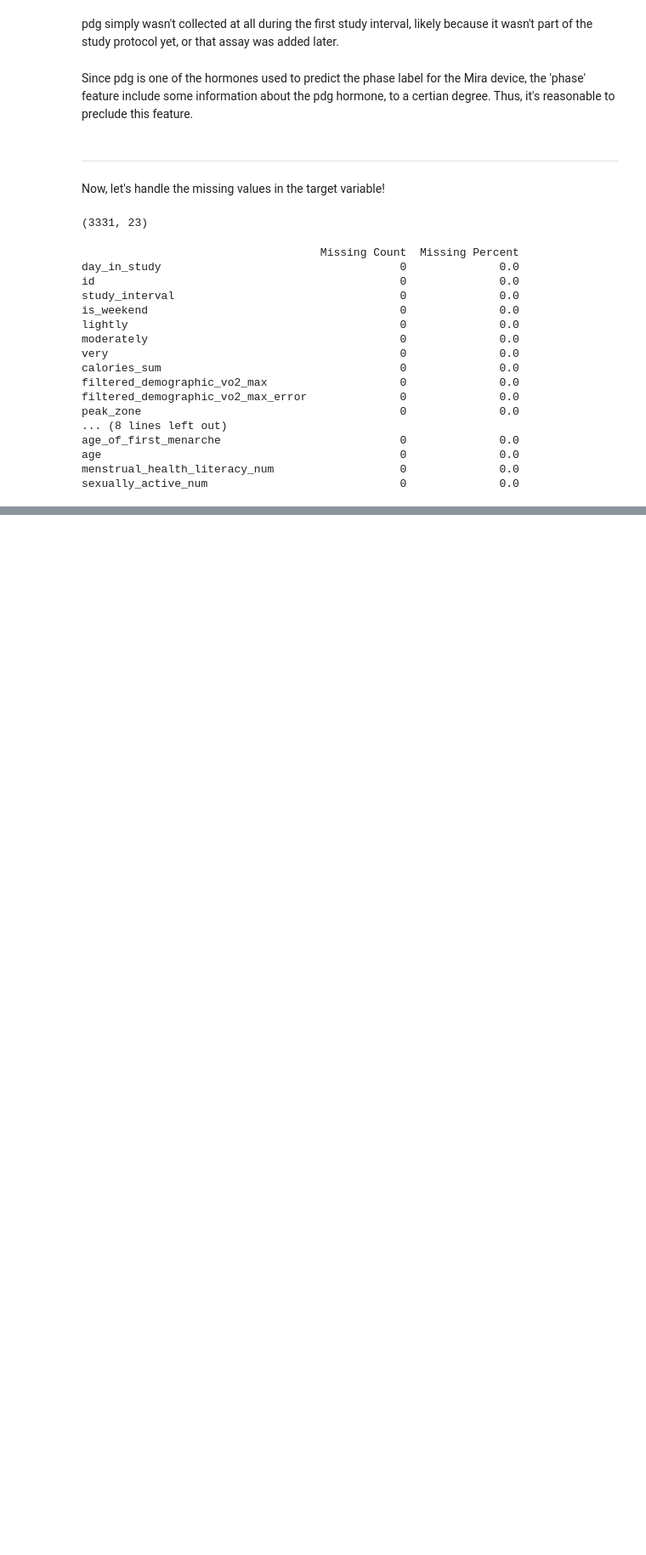
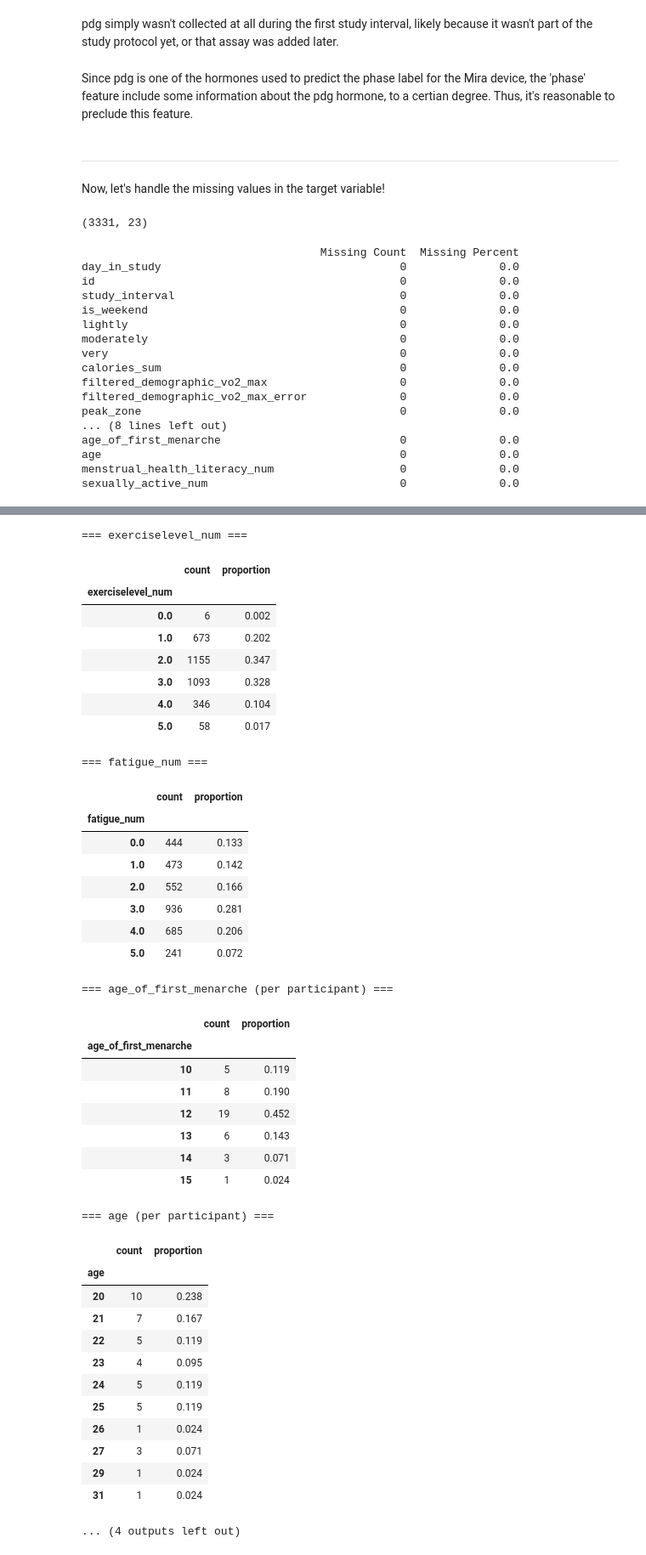
Before and after one commit to EstelleWang-UofT/ML-for-Women, a Jupyter notebook: notebooks/physical activity/merged preprocess.ipynb, the cells around one changed output, grey strips where cells are left out. Shown at 85% size. Saved outputs shown, nothing was run; the diff lists cells and outputs as text; code cells hidden in the pictures; blank space fills up the shorter version.

Commit message:
feature distribution of categorical features

```diff
--- a/notebooks/physical activity/merged preprocess.ipynb
+++ b/notebooks/physical activity/merged preprocess.ipynb
@@ -307,0 +322,2 @@ sexually_active_num                             0              0.0
+# %%
+merged_fatigue = merged_fatigue.drop(columns=['study_interval'])
@@ -307,0 +332,29 @@ sexually_active_num                             0              0.0
+# %%
+categorical_features_by_day = ['is_weekend', 'phase', 'exerciselevel_num', 'fatigue_num']
+categorical_features_by_participant = ['age_of_first_menarche', 'age', 'menstrual_health_literacy_num', 'sexually_active_num']
+# %%
+# Day-level: counts and proportion
+phase_order = ['Menstrual', 'Follicular', 'Fertility', 'Luteal']
+
+for col in categorical_features_by_day:
+    print(f"\n=== {col} ===")
+
+    if col == 'phase':
+        counts = merged_fatigue[col].value_counts(dropna=False).reindex(phase_order)
+        props = merged_fatigue[col].value_counts(normalize=True, dropna=False).reindex(phase_order)
+    else:
+        counts = merged_fatigue[col].value_counts(dropna=False).sort_index()
+        props = merged_fatigue[col].value_counts(normalize=True, dropna=False).sort_index()
+
+    display(pd.DataFrame({'count': counts, 'proportion': props.round(3)}))
+
+
+# Participant-level: one row per id
+participants = merged_fatigue.drop_duplicates(subset='id')
+
+for col in categorical_features_by_participant:
+    print(f"\n=== {col} (per participant) ===")
+    counts = participants[col].value_counts(dropna=False).sort_index()
+    props = participants[col].value_counts(normalize=True, dropna=False).sort_index()
+    display(pd.DataFrame({'count': counts, 'proportion': props.round(3)}))
+# %% [output]
@@ -307,0 +373,41 @@ sexually_active_num                             0              0.0
+=== exerciselevel_num ===
+|  | count | proportion |
+| exerciselevel_num |  |  |
+| 0.0 | 6 | 0.002 |
+| 1.0 | 673 | 0.202 |
+| 2.0 | 1155 | 0.347 |
+| 3.0 | 1093 | 0.328 |
+| 4.0 | 346 | 0.104 |
+| 5.0 | 58 | 0.017 |
+=== fatigue_num ===
+|  | count | proportion |
+| fatigue_num |  |  |
+| 0.0 | 444 | 0.133 |
+| 1.0 | 473 | 0.142 |
+| 2.0 | 552 | 0.166 |
+| 3.0 | 936 | 0.281 |
+| 4.0 | 685 | 0.206 |
+| 5.0 | 241 | 0.072 |
+=== age_of_first_menarche (per participant) ===
+|  | count | proportion |
+| age_of_first_menarche |  |  |
+| 10 | 5 | 0.119 |
+| 11 | 8 | 0.190 |
+| 12 | 19 | 0.452 |
+| 13 | 6 | 0.143 |
+| 14 | 3 | 0.071 |
+| 15 | 1 | 0.024 |
+=== age (per participant) ===
+|  | count | proportion |
+| age |  |  |
+| 20 | 10 | 0.238 |
+| 21 | 7 | 0.167 |
+| 22 | 5 | 0.119 |
+| 23 | 4 | 0.095 |
+| 24 | 5 | 0.119 |
+| 25 | 5 | 0.119 |
+| 26 | 1 | 0.024 |
+| 27 | 3 | 0.071 |
+| 29 | 1 | 0.024 |
+| 31 | 1 | 0.024 |
+... (4 outputs left out)
```
Also changed, not shown: parts of 14 cells of this notebook.
